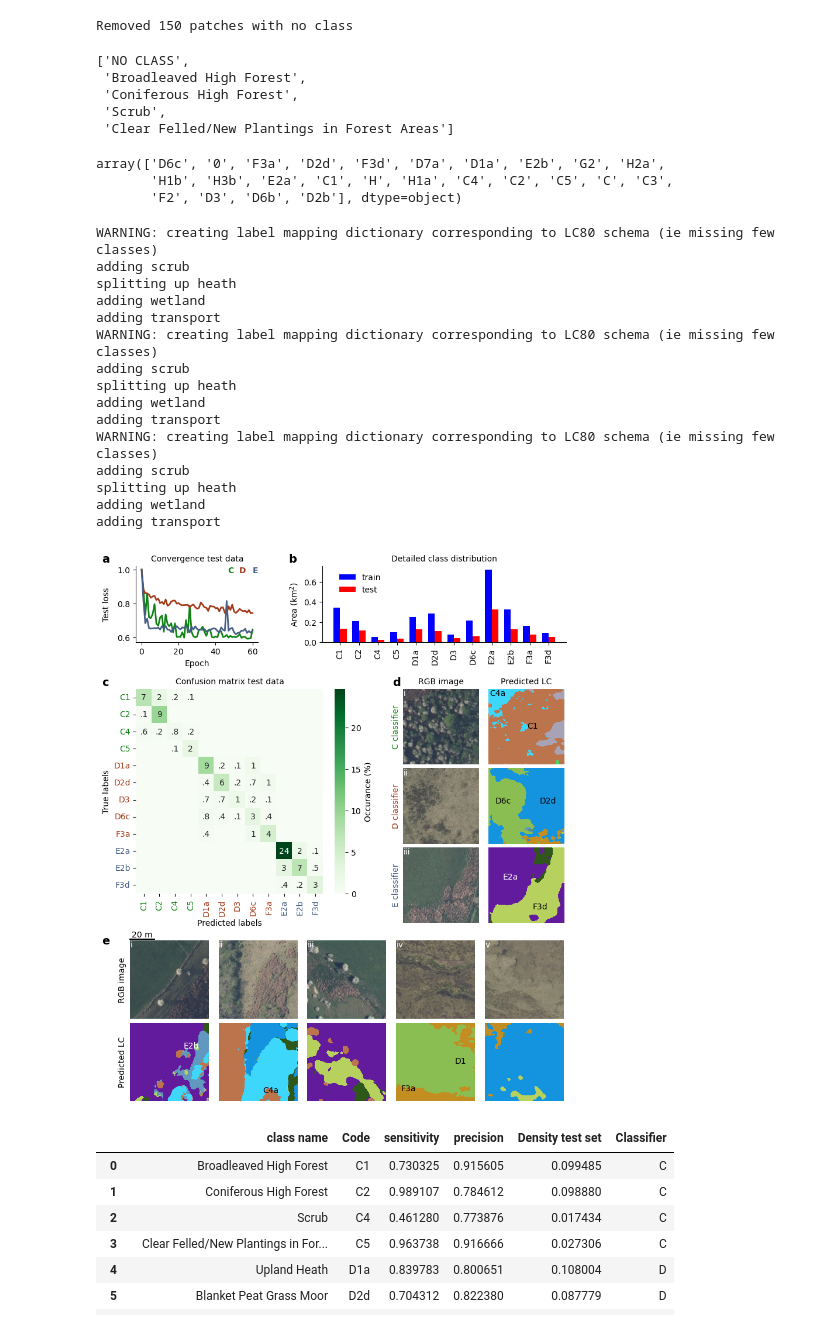
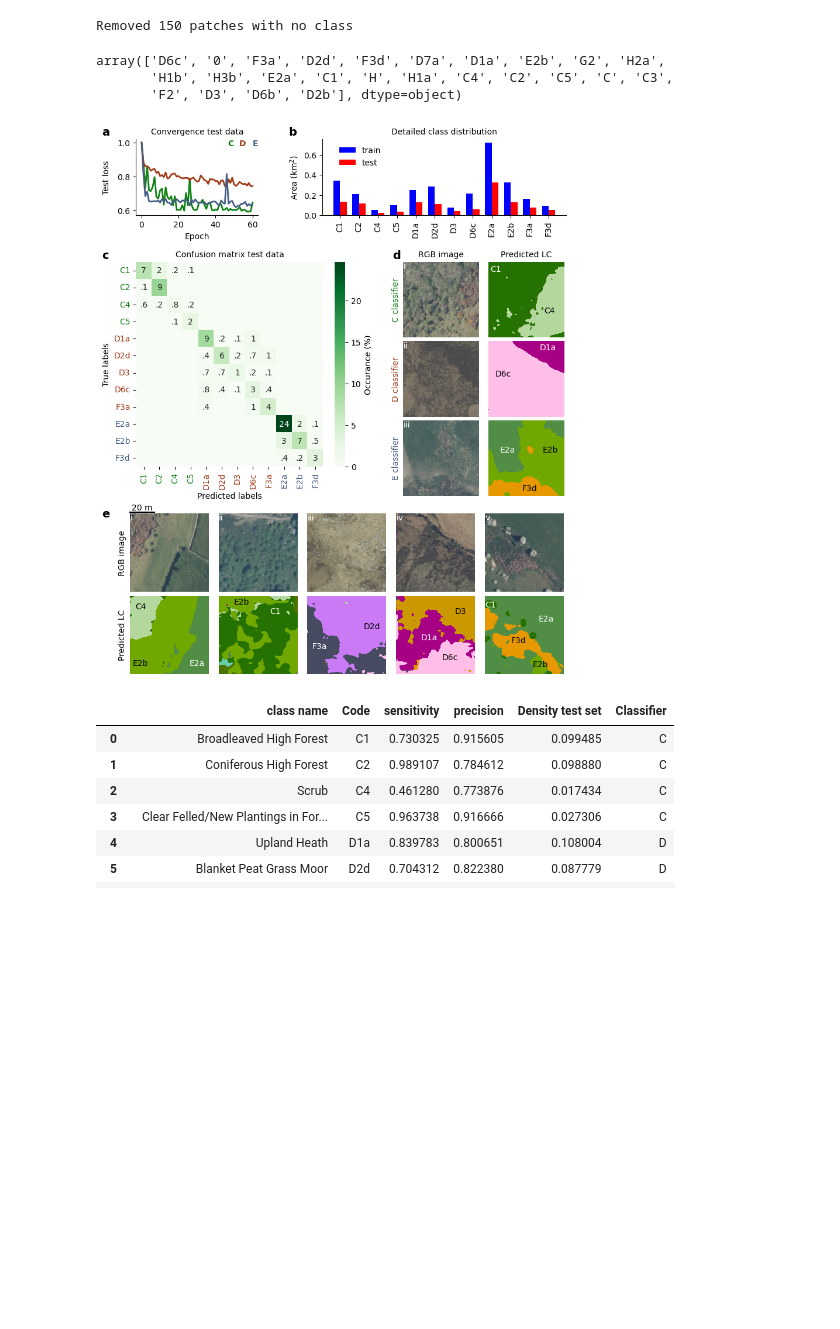
Before and after one commit to pdnpa/cnn-land-cover, a Jupyter notebook: notebooks/Figure CNN performance.ipynb, the cells around one changed output. Drawn from its saved outputs; the diff is of its cells as text; code cells hidden in the pictures; blank space fills up the shorter version.

Commit message:
updated example ims detailed cnns

```diff
--- a/notebooks/Figure CNN performance.ipynb
+++ b/notebooks/Figure CNN performance.ipynb
@@ -389,14 +389,6 @@ Patches sorted by tile/patch order
 Loaded 308 patches
 Loaded label_mapping_dict__E_subclasses_and_F3d_only__2023-04-20-1541.pkl to map labels
 Removed 150 patches with no class
-# %%
-test_ds_det['C'].class_name_list
-# %% [output]
-['NO CLASS',
- 'Broadleaved High Forest',
- 'Coniferous High Forest',
- 'Scrub',
- 'Clear Felled/New Plantings in Forest Areas']
 # %%
 df_patches_only_concat = pd.concat(list(dict_pols_detailed_rand.values()))
 unique_classes = df_patches_only_concat['Class_low'].unique()
@@ -412,5 +401,5 @@ AssertionError: ['C1', 'C2', 'C4', 'C5', 'D1a', 'D2d', 'D3', 'D6c', 'F3a', 'E2a'
 # %%
-save_fig = False
+save_fig = True
 
 fig = plt.figure(figsize=(8, 10), constrained_layout=False)
 gs_data = fig.add_gridspec(1, 2, wspace=0.35, hspace=0.3, left=0.05, right=0.97, top=0.95, bottom=0.82, width_ratios=[1, 2])
@@ -512,13 +501,15 @@ for i in range(8):
 ## C: SK1091_patch051, SK2496_patch029
 ## D: SK0686_patch175, SK0790_patch008, SK0790_patch066, patch_SK0790_patch089, SK0987_patch085, SK1588_patch110
 ## E: SJ9722_patch002, SK0682_patch063, SK1258_patch191, SK1357_patch097
-dict_examples = {'C': ['SK1154_patch210'],
-                 'D': ['SK1588_patch110'],
-                 'E': ['SK1258_patch191'],
-                  'all': ['SK1154_patch181', 'SK0956_patch087', 'SK0752_patch049',
-                #   'SJ9772_patch002',
-                  'SK0896_patch171',
-                  'SE1400_patch200']}
+dict_examples = {'C': ['SK0956_patch080'], #['SK1154_patch210'],
+                 'D': ['SK0790_patch008'],  #['SK1588_patch110'],
+                 'E': ['SJ9772_patch002'], #['['SK1258_patch191'],
+                 'all': [# 'SK0956_patch087',
+                          'SK0956_patch081',
+                  'SK0879_patch034',
+                  'SK0988_patch028',
+                        'SK2096_patch129',
+                        'SK0752_patch049']}
 #  'SK1082_patch124',
 #  'SK1091_patch051',
 #  'SK1091_patch087',
@@ -559,59 +550,59 @@ ax_ims[6].set_ylabel('D classifier', color=dict_colour['D'])
 ax_ims[7].set_ylabel('E classifier', color=dict_colour['E'])
 ax_ims[5].set_title('RGB image')
 ax_lcs[5].set_title('Predicted LC')
 
 fig.align_ylabels([ax_conv, ax_conf]) # , ax_ims[0], ax_lcs[0]
 
 ## Plot scale bar:
 xlims = ax_ims[0].get_xlim()
 ylims = ax_ims[0].get_ylim()
 ax_ims[0].plot([0, 512 / 64 * 20], [-10, -10], c='k', clip_on=False)
 ax_ims[0].text(s='20 m', x=80, y=-12, ha='center', va='bottom', clip_on=False)
 ax_ims[0].set_xlim(xlims)
 ax_ims[0].set_ylim(ylims)
 
 ## LC labels:
-ax_lcs[5].text(s='C4a', x=10, y=30, ha='left', va='center', zorder=5, c='k')
-ax_lcs[5].text(s='C1', x=300, y=250, ha='center', va='center', zorder=5, c='k')
-ax_lcs[6].text(s='D2d', x=350, y=250, ha='left', va='bottom', zorder=5, c='k', clip_on=False)
+ax_lcs[5].text(s='C4', x=380, y=330, ha='left', va='center', zorder=5, c='k')
+ax_lcs[5].text(s='C1', x=50, y=50, ha='center', va='center', zorder=5, c='w')
+ax_lcs[6].text(s='D1a', x=350, y=70, ha='left', va='bottom', zorder=5, c='w', clip_on=False)
 ax_lcs[6].text(s='D6c', x=100, y=250, ha='center', va='bottom', zorder=5, c='k')
-ax_lcs[7].text(s='E2a', x=150, y=200, ha='center', va='center', zorder=5, c='w')
-ax_lcs[7].text(s='F3d', x=350, y=400, ha='center', va='center', zorder=5, c='k', clip_on=False)
+ax_lcs[7].text(s='E2a', x=130, y=200, ha='center', va='center', zorder=5, c='w')
+ax_lcs[7].text(s='E2b', x=420, y=200, ha='center', va='center', zorder=5, c='k', clip_on=False)
+ax_lcs[7].text(s='F3d', x=280, y=460, ha='center', va='center', zorder=5, c='k', clip_on=False)
 
-# ax_lcs[0].text(s='E2a', x=100, y=100, ha='center', va='center', zorder=5, c='w')
-ax_lcs[0].text(s='E2b', x=400, y=150, ha='center', va='center', zorder=5, c='w')
-ax_lcs[1].text(s='C4a', x=340, y=440, ha='center', va='center', zorder=5, c='k')
-ax_lcs[3].text(s='F3a', x=80, y=430, ha='center', va='center', zorder=5, c='k')
-ax_lcs[3].text(s='D1', x=420, y=250, ha='center', va='center', zorder=5, c='k')
 
+ax_lcs[0].text(s='E2a', x=440, y=440, ha='center', va='center', zorder=5, c='w')
+ax_lcs[0].text(s='E2b', x=70, y=440, ha='center', va='center', zorder=5, c='k', clip_on=False)
+ax_lcs[0].text(s='C4', x=70, y=70, ha='center', va='center', zorder=5, c='k')
+
+
+ax_lcs[1].text(s='E2b', x=150, y=40, ha='center', va='center', zorder=5, c='k')
+ax_lcs[1].text(s='C1', x=370, y=100, ha='center', va='center', zorder=5, c='w')
+
+ax_lcs[2].text(s='D2d', x=420, y=200, ha='center', va='center', zorder=5, c='k', clip_on=False)
+ax_lcs[2].text(s='F3a', x=80, y=330, ha='center', va='center', zorder=5, c='w')
+
+ax_lcs[3].text(s='D3', x=420, y=100, ha='center', va='center', zorder=5, c='k')
+ax_lcs[3].text(s='D1a', x=160, y=300, ha='left', va='bottom', zorder=5, c='w', clip_on=False)
+ax_lcs[3].text(s='D6c', x=350, y=430, ha='center', va='bottom', zorder=5, c='k')
+
+ax_lcs[4].text(s='E2a', x=400, y=150, ha='center', va='center', zorder=5, c='w')
+ax_lcs[4].text(s='F3d', x=220, y=290, ha='center', va='center', zorder=5, c='k', clip_on=False)
+ax_lcs[4].text(s='E2b', x=360, y=450, ha='center', va='center', zorder=5, c='k', clip_on=False)
+ax_lcs[4].text(s='C1', x=2, y=60, ha='left', va='center', zorder=5, c='w', clip_on=False)
 
 
 ## Panel labels:
 ax_conv.text(s='a', x=-0.28, y=1.02, ha='left', va='bottom', transform=ax_conv.transAxes, fontweight='bold', fontsize=14, clip_on=False)
 ax_conv.text(s='b', x=1.25, y=1.02, ha='left', va='bottom', transform=ax_conv.transAxes, fontweight='bold', fontsize=14, clip_on=False)
 ax_conv.text(s='c', x=-0.28, y=-0.6, ha='left', va='bottom', transform=ax_conv.transAxes, fontweight='bold', fontsize=14, clip_on=False)
 ax_conv.text(s='d', x=2.1, y=-0.6, ha='left', va='bottom', transform=ax_conv.transAxes, fontweight='bold', fontsize=14, clip_on=False)
 ax_conv.text(s='e', x=-0.28, y=-4.00, ha='left', va='bottom', transform=ax_conv.transAxes, fontweight='bold', fontsize=14, clip_on=False)
 
 if save_fig:
     plt.savefig('../figures/fig_detailedclass_stats.pdf', dpi=300, bbox_inches='tight')
 # %% [output]
-WARNING: creating label mapping dictionary corresponding to LC80 schema (ie missing few classes)
-adding scrub
-splitting up heath
-adding wetland
-adding transport
-WARNING: creating label mapping dictionary corresponding to LC80 schema (ie missing few classes)
-adding scrub
-splitting up heath
-adding wetland
-adding transport
-WARNING: creating label mapping dictionary corresponding to LC80 schema (ie missing few classes)
-adding scrub
-splitting up heath
-adding wetland
-adding transport
-[figure, old version]
+[figure, new version]
 # %%
 ## rename column name:
 df_stats_per_detailed_class = df_stats_per_detailed_class.rename(columns={'class shortcut': 'Code',
```
Also changed, not shown: parts of 4 cells of this notebook, 1 other file.
